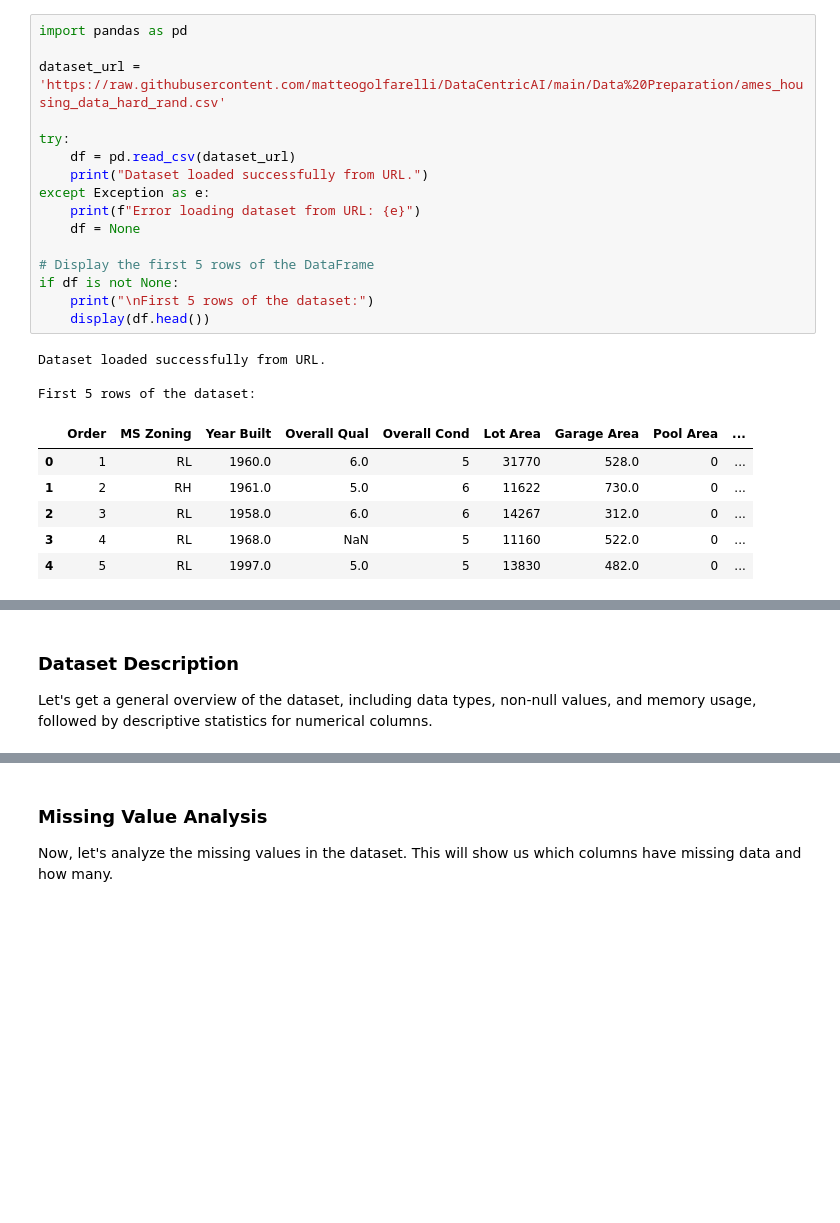
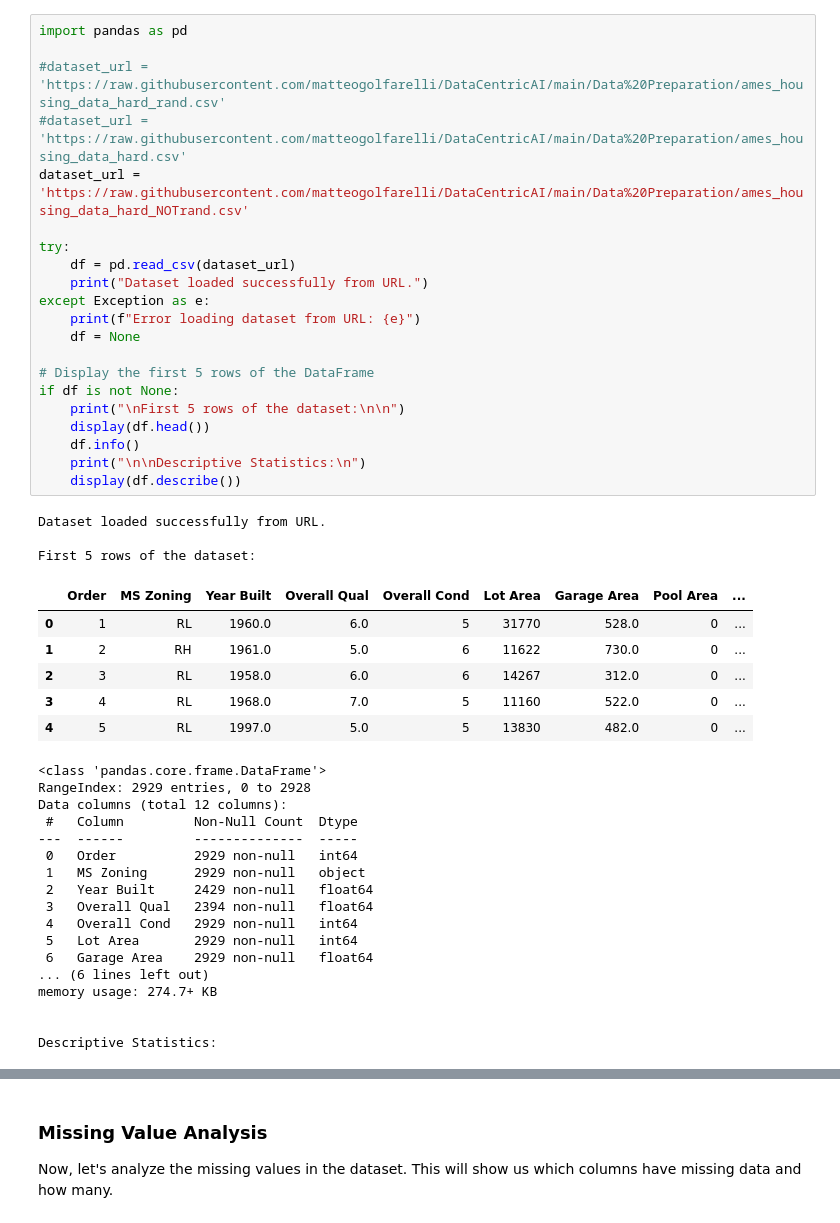
Before and after one commit to matteogolfarelli/DataCentricAI, a Jupyter notebook: Data Preparation/Forecast_SalesPRice_with_missing_data_.ipynb, the cells around one changed output, grey strips where cells are left out. Cells and saved outputs as stored; diff of their text form; blank space fills up the shorter version.

```diff
--- a/Data Preparation/Forecast_SalesPRice_with_missing_data_.ipynb
+++ b/Data Preparation/Forecast_SalesPRice_with_missing_data_.ipynb
@@ -3,26 +3,48 @@
 # %%
 import pandas as pd
 
-dataset_url = 'https://raw.githubusercontent.com/matteogolfarelli/DataCentricAI/main/Data%20Preparation/ames_housing_data_hard_rand.csv'
+#dataset_url = 'https://raw.githubusercontent.com/matteogolfarelli/DataCentricAI/main/Data%20Preparation/ames_housing_data_hard_rand.csv'
+#dataset_url = 'https://raw.githubusercontent.com/matteogolfarelli/DataCentricAI/main/Data%20Preparation/ames_housing_data_hard.csv'
+dataset_url = 'https://raw.githubusercontent.com/matteogolfarelli/DataCentricAI/main/Data%20Preparation/ames_housing_data_hard_NOTrand.csv'
 
 try:
     df = pd.read_csv(dataset_url)
     print("Dataset loaded successfully from URL.")
 except Exception as e:
     print(f"Error loading dataset from URL: {e}")
     df = None
 
 # Display the first 5 rows of the DataFrame
 if df is not None:
-    print("\nFirst 5 rows of the dataset:")
+    print("\nFirst 5 rows of the dataset:\n\n")
     display(df.head())
+    df.info()
+    print("\n\nDescriptive Statistics:\n")
+    display(df.describe())
 # %% [output]
 Dataset loaded successfully from URL.
 
 First 5 rows of the dataset:
 |  | Order | MS Zoning | Year Built | Overall Qual | Overall Cond | Lot Area | Garage Area | Pool Area | ... |
 | 0 | 1 | RL | 1960.0 | 6.0 | 5 | 31770 | 528.0 | 0 | ... |
 | 1 | 2 | RH | 1961.0 | 5.0 | 6 | 11622 | 730.0 | 0 | ... |
 | 2 | 3 | RL | 1958.0 | 6.0 | 6 | 14267 | 312.0 | 0 | ... |
-| 3 | 4 | RL | 1968.0 | NaN | 5 | 11160 | 522.0 | 0 | ... |
+| 3 | 4 | RL | 1968.0 | 7.0 | 5 | 11160 | 522.0 | 0 | ... |
 | 4 | 5 | RL | 1997.0 | 5.0 | 5 | 13830 | 482.0 | 0 | ... |
+<class 'pandas.core.frame.DataFrame'>
+RangeIndex: 2929 entries, 0 to 2928
+Data columns (total 12 columns):
+ #   Column         Non-Null Count  Dtype
+---  ------         --------------  -----
+ 0   Order          2929 non-null   int64
+ 1   MS Zoning      2929 non-null   object
+ 2   Year Built     2429 non-null   float64
+ 3   Overall Qual   2394 non-null   float64
+ 4   Overall Cond   2929 non-null   int64
+ 5   Lot Area       2929 non-null   int64
+ 6   Garage Area    2929 non-null   float64
+... (6 lines left out)
+memory usage: 274.7+ KB
+
+
+Descriptive Statistics:
@@ -29,4 +59,0 @@ First 5 rows of the dataset:
-# %% [markdown]
-### Dataset Description
-
-Let's get a general overview of the dataset, including data types, non-null values, and memory usage, followed by descriptive statistics for numerical columns.
```
Also changed, not shown: parts of 17 cells of this notebook.
